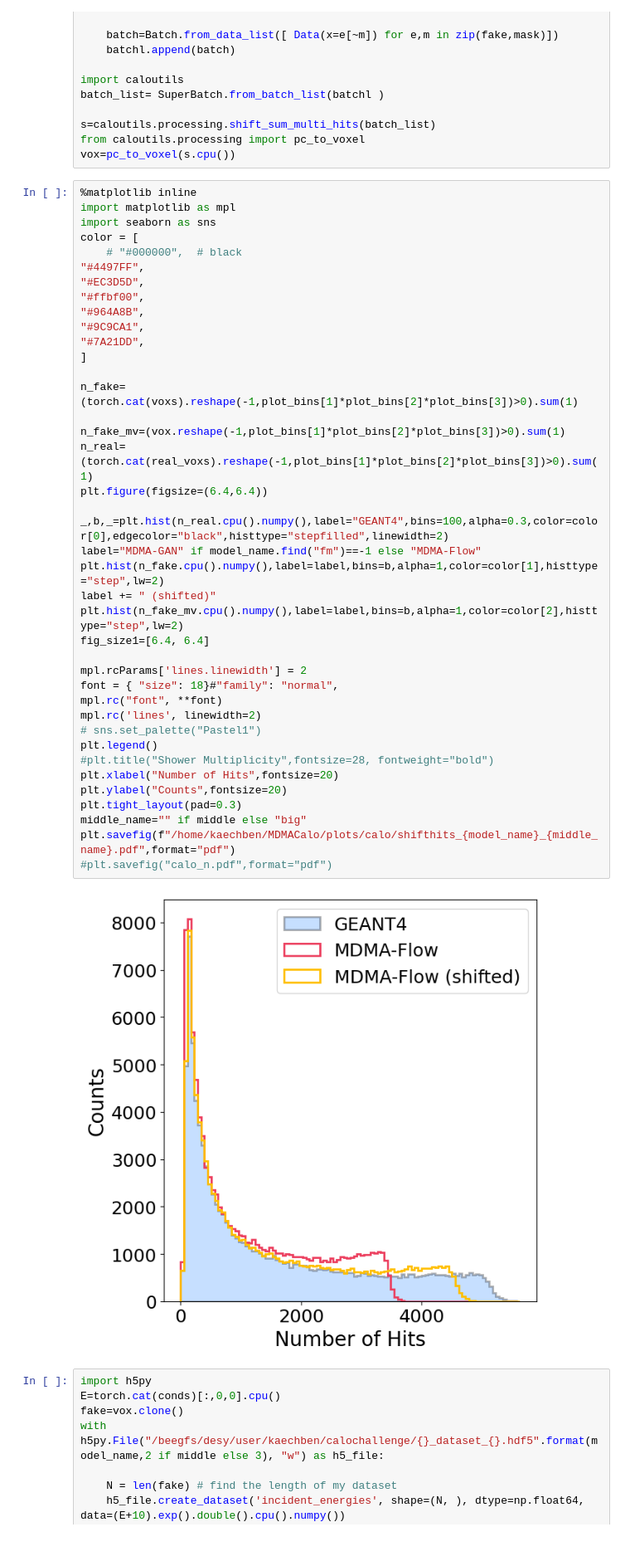
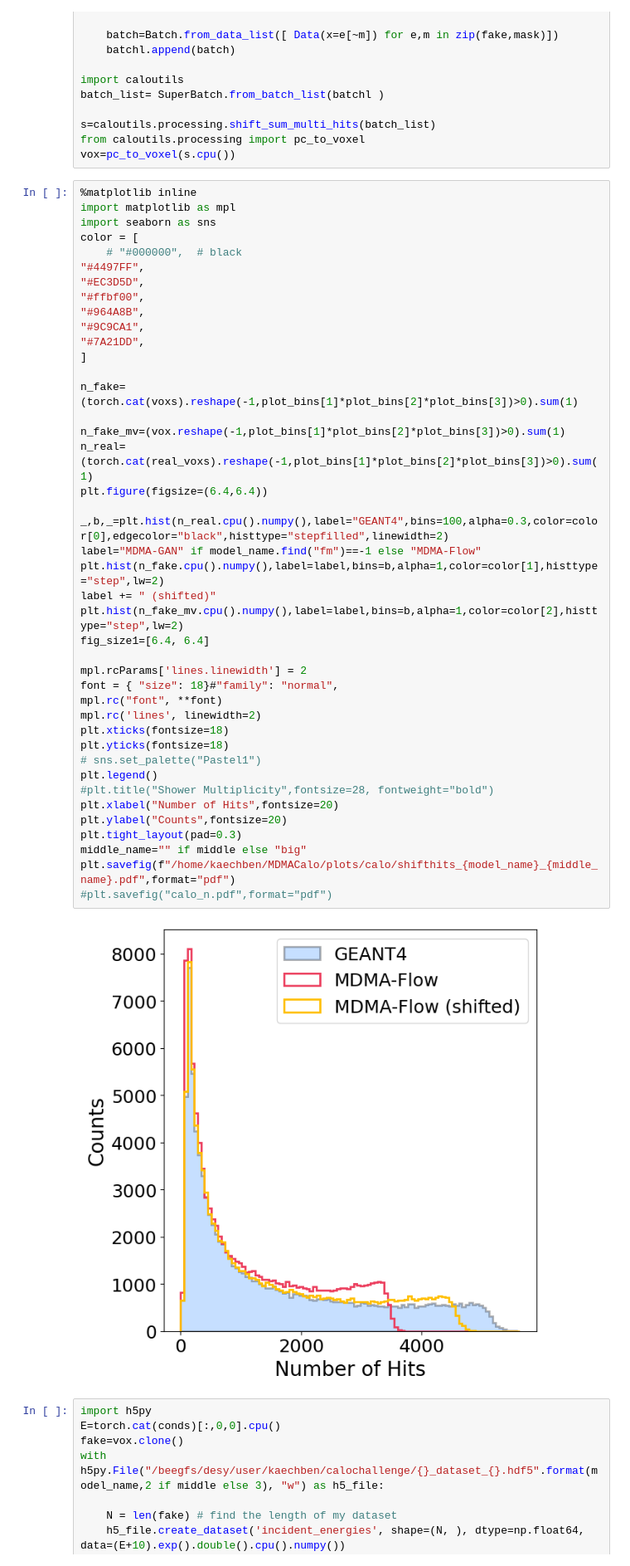
Before and after one commit to kaechb/MDMA, a Jupyter notebook: notebooks/results_calo.ipynb, the cells around one changed output. Shown: that part at 83% size. Drawn from its saved outputs; the diff is of its cells as text.

```diff
--- a/notebooks/results_calo.ipynb
+++ b/notebooks/results_calo.ipynb
@@ -317,34 +317,36 @@ color = [
 "#7A21DD",
 ]
 
 n_fake=(torch.cat(voxs).reshape(-1,plot_bins[1]*plot_bins[2]*plot_bins[3])>0).sum(1)
 
 n_fake_mv=(vox.reshape(-1,plot_bins[1]*plot_bins[2]*plot_bins[3])>0).sum(1)
 n_real=(torch.cat(real_voxs).reshape(-1,plot_bins[1]*plot_bins[2]*plot_bins[3])>0).sum(1)
 plt.figure(figsize=(6.4,6.4))
 
 _,b,_=plt.hist(n_real.cpu().numpy(),label="GEANT4",bins=100,alpha=0.3,color=color[0],edgecolor="black",histtype="stepfilled",linewidth=2)
 label="MDMA-GAN" if model_name.find("fm")==-1 else "MDMA-Flow"
 plt.hist(n_fake.cpu().numpy(),label=label,bins=b,alpha=1,color=color[1],histtype="step",lw=2)
 label += " (shifted)"
 plt.hist(n_fake_mv.cpu().numpy(),label=label,bins=b,alpha=1,color=color[2],histtype="step",lw=2)
 fig_size1=[6.4, 6.4]
 
 mpl.rcParams['lines.linewidth'] = 2
 font = { "size": 18}#"family": "normal",
 mpl.rc("font", **font)
 mpl.rc('lines', linewidth=2)
+plt.xticks(fontsize=18)
+plt.yticks(fontsize=18)
 # sns.set_palette("Pastel1")
 plt.legend()
 #plt.title("Shower Multiplicity",fontsize=28, fontweight="bold")
 plt.xlabel("Number of Hits",fontsize=20)
 plt.ylabel("Counts",fontsize=20)
 plt.tight_layout(pad=0.3)
 middle_name="" if middle else "big"
 plt.savefig(f"/home/kaechben/MDMACalo/plots/calo/shifthits_{model_name}_{middle_name}.pdf",format="pdf")
 #plt.savefig("calo_n.pdf",format="pdf")
 # %% [output]
-[figure, old version]
+[figure, new version]
 # %%
 import h5py
 E=torch.cat(conds)[:,0,0].cpu()
```
Also changed, not shown: 25 other files.
